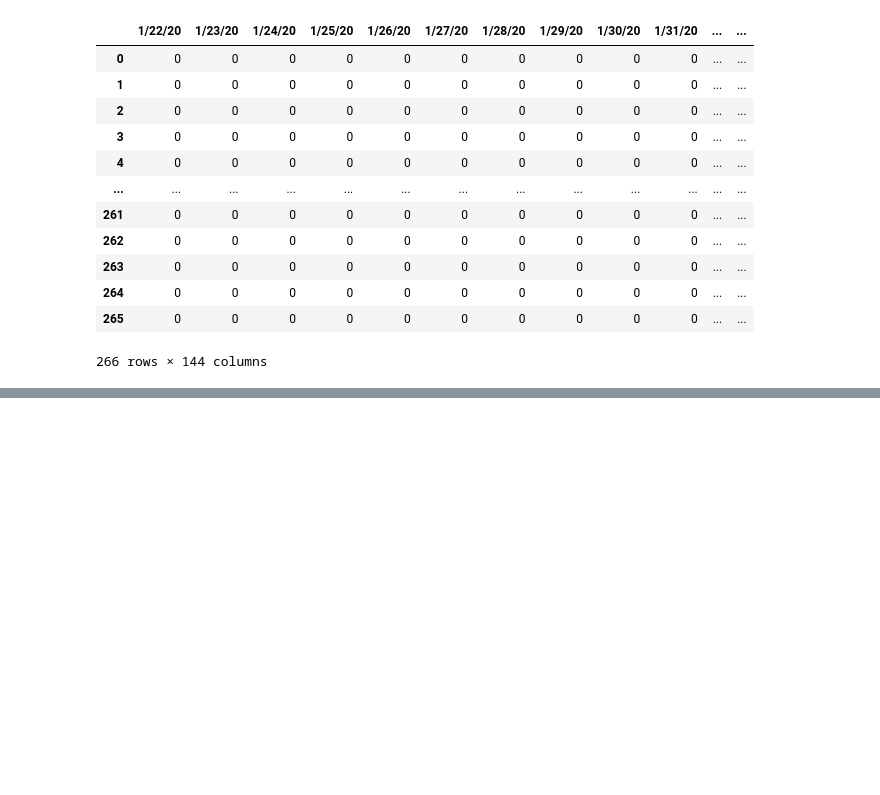
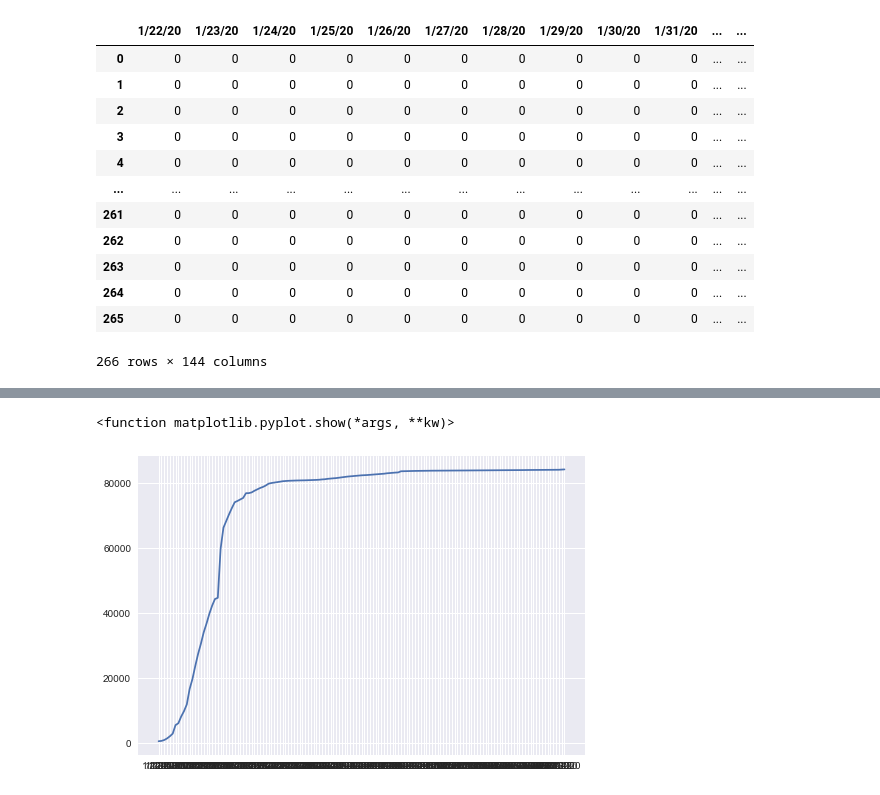
Before and after one commit to FahadAslamCS/DS-project, a Jupyter notebook: Python Scripts/dataRead.ipynb, the cells around one changed output, grey strips where cells are left out. Cells and saved outputs as stored; diff of their text form; code cells hidden in the pictures; blank space fills up the shorter version.

Commit message:
plot country wise

```diff
--- a/Python Scripts/dataRead.ipynb
+++ b/Python Scripts/dataRead.ipynb
@@ -88,3 +88,6 @@ DataWithDates
 | 264 | 0 | 0 | 0 | 0 | 0 | 0 | 0 | 0 | 0 | 0 | ... | ... |
 | 265 | 0 | 0 | 0 | 0 | 0 | 0 | 0 | 0 | 0 | 0 | ... | ... |
 266 rows × 144 columns
+# %%
+china = df_confirmed.loc[df_confirmed['Country/Region'] == 'China']
+china
@@ -90,0 +113,14 @@ DataWithDates
+# %%
+col_list= list(china)
+
+col_list.remove('Province/State')
+col_list.remove('Country/Region')
+col_list.remove('Lat')
+col_list.remove('Long')
+#col_list
+rowsum = china[col_list].sum()
+plt.plot(rowsum)
+plt.show
+# %% [output]
+<function matplotlib.pyplot.show(*args, **kw)>
+[figure, added]
```
Also changed, not shown: parts of 5 cells of this notebook.
